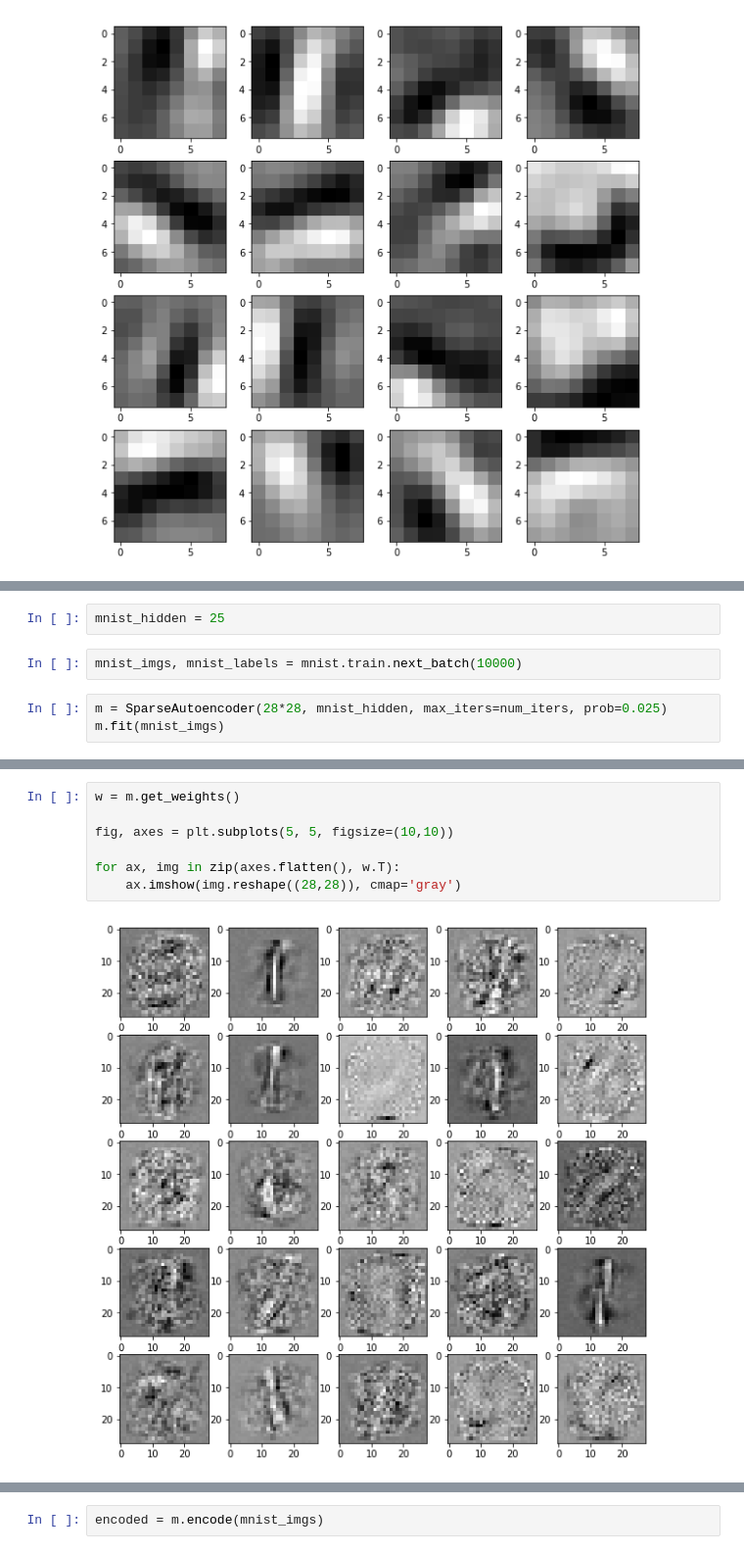
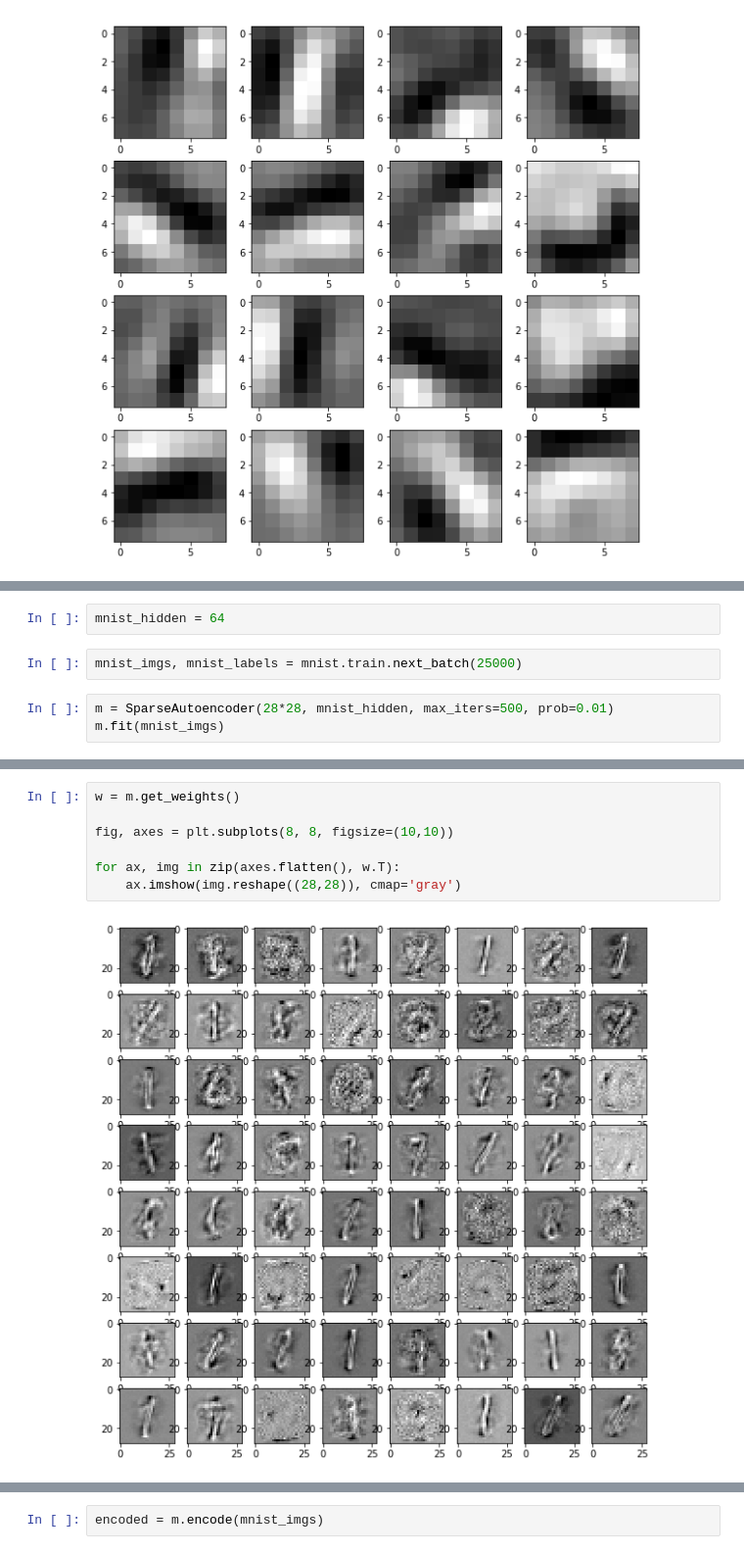
Before and after one commit to Vlad0922/sparse_coding, a Jupyter notebook: sparse_models.ipynb, the cells around one changed output, grey strips where cells are left out. Shown at 98% size. Drawn from its saved outputs; the diff is of its cells as text.

```diff
--- a/sparse_models.ipynb
+++ b/sparse_models.ipynb
@@ -174,10 +215,10 @@ WARNING:tensorflow:From C:\Users\vladka\Anaconda3\lib\site-packages\tensorflow\c
 Instructions for updating:
 Please use alternatives such as official/mnist/dataset.py from tensorflow/models.
 # %%
-mnist_hidden = 25
+mnist_hidden = 64
 # %%
-mnist_imgs, mnist_labels = mnist.train.next_batch(10000)
+mnist_imgs, mnist_labels = mnist.train.next_batch(25000)
 # %%
-m = SparseAutoencoder(28*28, mnist_hidden, max_iters=num_iters, prob=0.025)
+m = SparseAutoencoder(28*28, mnist_hidden, max_iters=500, prob=0.01)
 m.fit(mnist_imgs)
 # %% [output]
@@ -189,12 +234,12 @@ INFO:tensorflow:Optimization terminated with:
 # %%
 w = m.get_weights()
 
-fig, axes = plt.subplots(5, 5, figsize=(10,10))
+fig, axes = plt.subplots(8, 8, figsize=(10,10))
 
 for ax, img in zip(axes.flatten(), w.T):
     ax.imshow(img.reshape((28,28)), cmap='gray')
 # %% [output]
-[figure, old version]
+[figure, new version]
 # %%
 res = m.reconstruct(mnist_imgs[:10])
 fig, axes = plt.subplots(10, 2, figsize=(5,20))
```
Also changed, not shown: parts of 10 cells of this notebook.
